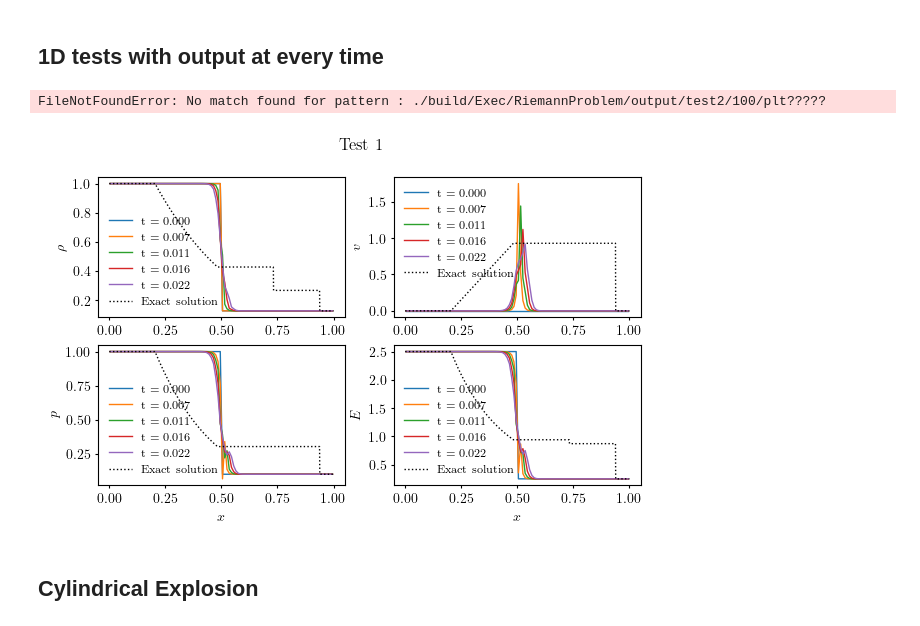
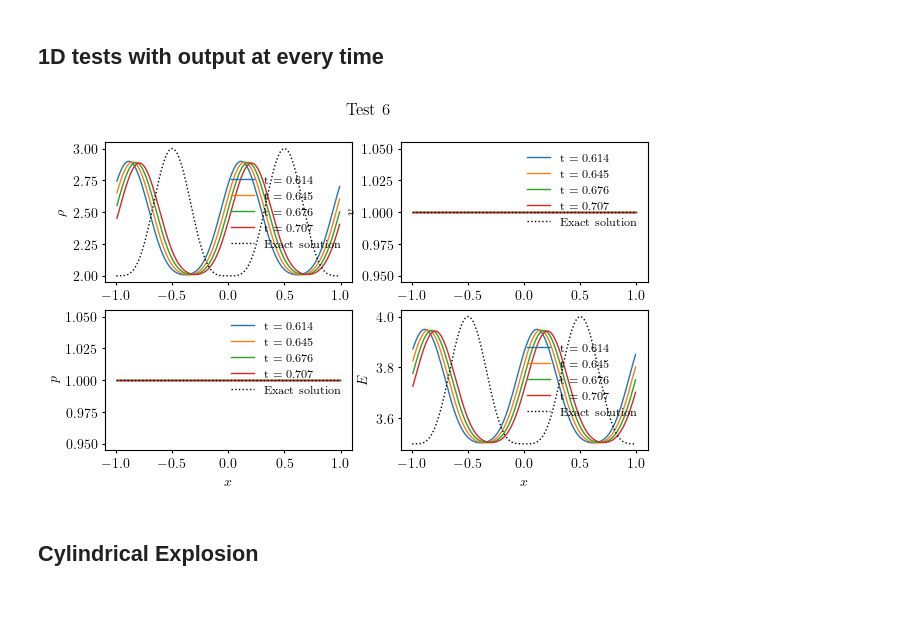
Before and after one commit to BenDavisonPetch/BAMReX, a Jupyter notebook: amrex_1d_plot.ipynb, the cells around one changed output. Saved outputs shown, nothing was run; the diff lists cells and outputs as text; code cells hidden in the pictures.

Commit message:
Added support for periodic boundaries. Added 1D sin advection test

```diff
--- a/amrex_1d_plot.ipynb
+++ b/amrex_1d_plot.ipynb
@@ -97,24 +97,28 @@ DIRECTORIES = ["build/Exec/RiemannProblem/output/test1/*",
                "build/Exec/RiemannProblem/output/test4/*",
                "build/Exec/RiemannProblem/output/test5/*",
                "build/Exec/RiemannProblem/output/test6/*",
+               "build/Exec/SinProblem/output/*",
                "build/Exec/RiemannProblem2D/output/test1/35deg/*"]
 
-EXACT_SOLN_EXISTS = [True, True, True, True, True, True, True]
-COMPUTE_CONVERGENCE = [True, True, True, True, True, True, True]
-NAMES = ["toro1", "toro2", "toro3", "toro4", "toro5", "incident shocks", "toro1, 35deg"]
-ADIABATICS = [1.4, 1.4, 1.4, 1.4, 1.4, 1.4, 1.4]
-DIMS = [1, 1, 1, 1, 1, 1, 2]
-ROTS = [0, 0, 0, 0, 0, 0, 35]
+EXACT_SOLN_EXISTS = [True, True, True, True, True, True, True, True]
+COMPUTE_CONVERGENCE = [False, False, False, False, False, False, True, False]
+NAMES = ["toro1", "toro2", "toro3", "toro4", "toro5", "incident shocks", "advected sin", "toro1, 35deg"]
+ADIABATICS = [1.4, 1.4, 1.4, 1.4, 1.4, 1.4, 1.4, 1.4]
+DIMS = [1, 1, 1, 1, 1, 1, 1, 2]
+ROTS = [0, 0, 0, 0, 0, 0, 0, 35]
 
 exact_fmt = "k-."
 res_fmts = ["go", "bD", "r+", "c^", "yD", "ms"]
 marker_sizes = [3, 2.5, 4, 4, 4, 4]
 
-tests_to_plot = [0,1,2,3,4,5]
+tests_to_plot = [0,1,2,3,4,5,6]
 
 for i in tests_to_plot:
     TESTCASE = DIRECTORIES[i]
     SUBRUN_DIRS = sorted(glob.glob(TESTCASE))
+    if (len(SUBRUN_DIRS) == 0):
+        print (f"Cannot find results with pattern {DIRECTORIES[i]}")
+        continue
     SUBRUN_FINAL_OUTPUTS = [sorted(glob.glob(SUBRUN_DIR+"/plt?????"))[-1] for SUBRUN_DIR in SUBRUN_DIRS]
     EXACT_SOLUTION = SUBRUN_DIRS[0] + "/pltEXACT_SOLN"
     adiabatic = ADIABATICS[i]
@@ -249,7 +200,8 @@ BASE_FILENAMES = ["./build/Exec/RiemannProblem/output/test1/100/plt",
              "./build/Exec/RiemannProblem/output/test2/100/plt",
              "./build/Exec/RiemannProblem/output/test3/100/plt",
              "./build/Exec/RiemannProblem/output/test4/100/plt",
-             "./build/Exec/RiemannProblem/output/test5/100/plt"]
+             "./build/Exec/RiemannProblem/output/test5/100/plt",
+             "./build/Exec/SinProblem/output/128/plt"]
 FILENAMES = [filename + "?????" for filename in BASE_FILENAMES]
 EXACT_SOLN_FILENAMES = [filename + "EXACT_SOLN" for filename in BASE_FILENAMES]
 
@@ -257,13 +209,14 @@ adiabatic = 1.4
 # %%
 yt.set_log_level("error")
 DIM = 1
-to_plot = [0,1,2,3,4]
+# to_plot = [0,1,2,3,4]
+to_plot = [5]
 for i in to_plot:
     FILENAME = FILENAMES[i]
     ts = yt.load(FILENAME)
 
     fig,ax = plt.subplots(2,2, figsize=(7,4))
-    for ds in ts:
+    for ds in ts[100:120:5]:
         if DIM == 1:
             ray = ds.ray([ds.domain_left_edge[0].value,0,0], [ds.domain_right_edge[0].value,0,0])
             mom = np.array(ray["mom_x"])
@@ -306,35 +259,34 @@ for i in to_plot:
     ax[0,0].plot(x,density,exact_fmt,label=exact_label)
     ax[0,1].plot(x,vel_x,exact_fmt,label=exact_label)
     ax[1,0].plot(x,pressure,exact_fmt,label=exact_label)
     ax[1,1].plot(x,energy,exact_fmt,label=exact_label)
 
 
     ax[0,0].set_ylabel("$\\rho$")
     ax[0,1].set_ylabel("$v$")
     ax[1,0].set_ylabel("$p$")
     ax[1,1].set_ylabel("$E$")
 
     if DIM == 1:
         x_label = "$x$"
     else:
         x_label = "$y$"
 
     ax[0,0].set_xlabel(x_label)
     ax[0,1].set_xlabel(x_label)
     ax[1,0].set_xlabel(x_label)
     ax[1,1].set_xlabel(x_label)
 
     ax[0,0].legend()
     ax[0,1].legend()
     ax[1,0].legend()
     ax[1,1].legend()
 
     fig.suptitle(f"Test {i+1}")
     fig.savefig(f"outputs/{i+1}.svg")
     fig.show()
 # %% [output]
-FileNotFoundError: No match found for pattern : ./build/Exec/RiemannProblem/output/test2/100/plt?????
-[figure, old version]
+[figure, new version]
 # %% [markdown]
 ## Cylindrical Explosion
 # %%
```
Also changed, not shown: parts of 1 cell of this notebook, 13 other files.
